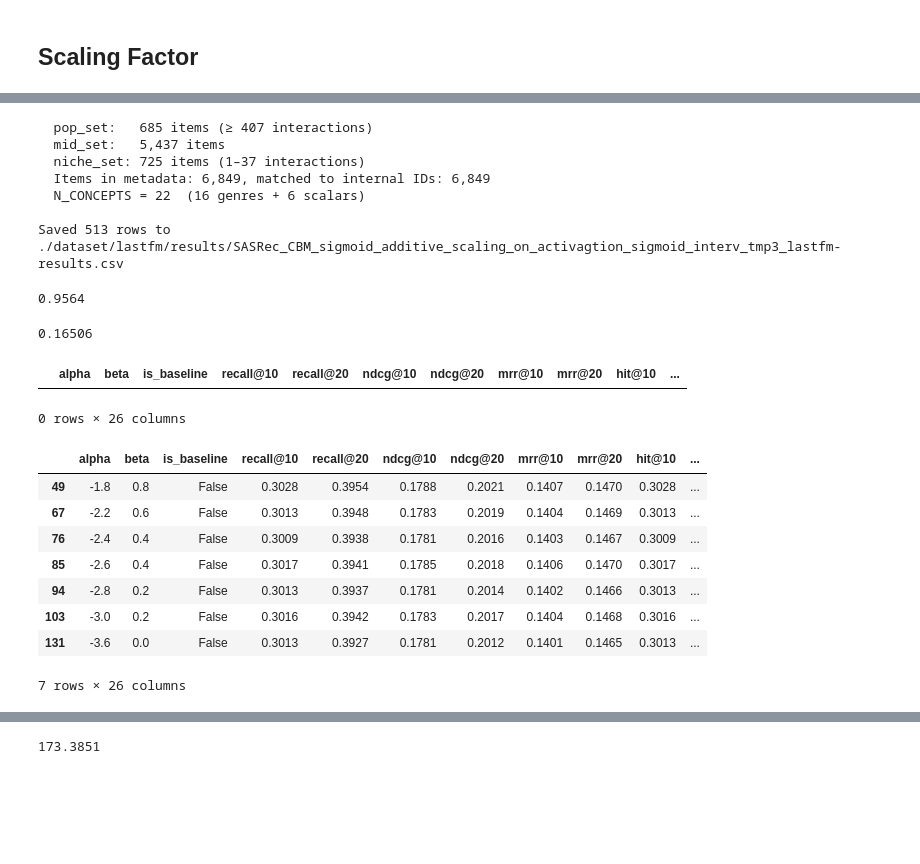
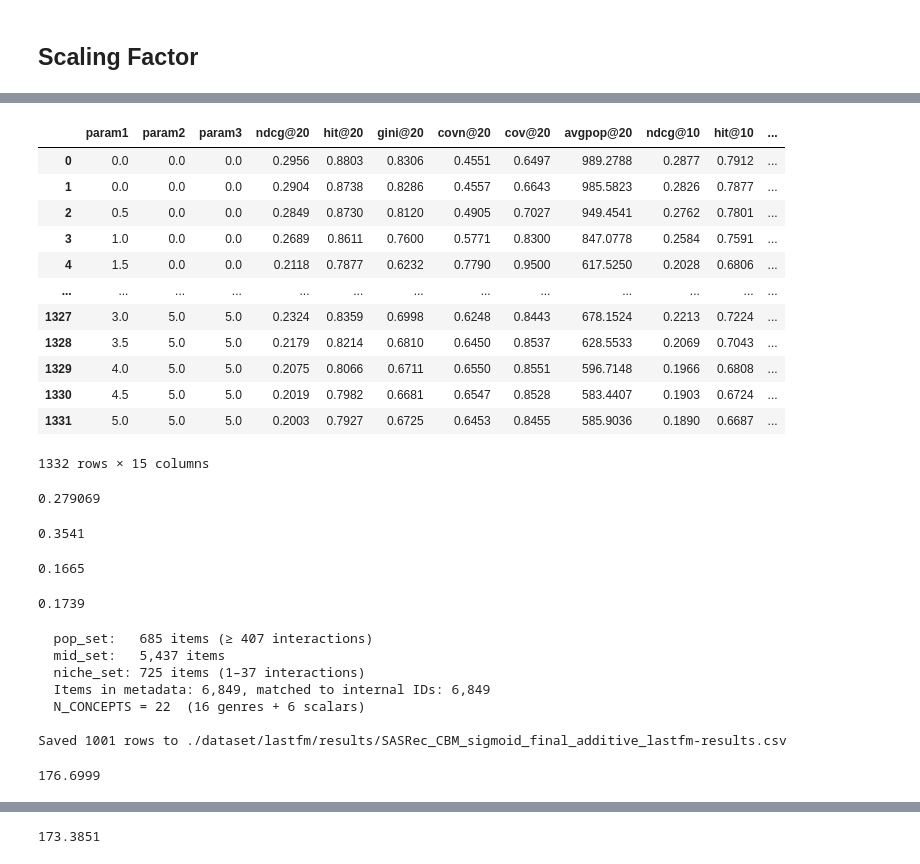
Before and after one commit to meysamvarasteh92/CBM, a Jupyter notebook: Steering.ipynb, the cells around one changed output, grey strips where cells are left out. Saved outputs shown, nothing was run; the diff lists cells and outputs as text; code cells hidden in the pictures; blank space fills up the shorter version.

Commit message:
before lightgcn model

```diff
--- a/Steering.ipynb
+++ b/Steering.ipynb
@@ -616,3 +1091,37 @@ recall@20                                 0.4079       0.3901      -0.0178
+# %%
+x=pd.read_csv("/home/mvarasteh/post-hoc/dataset/ml-1m/results/LightGCN_SAE_popsteer_ml-1m-results.csv")
+# %%
+x
+# %% [output]
+|  | param1 | param2 | param3 | ndcg@20 | hit@20 | gini@20 | covn@20 | cov@20 | avgpop@20 | ndcg@10 | hit@10 | ... |
+| 0 | 0.0 | 0.0 | 0.0 | 0.2956 | 0.8803 | 0.8306 | 0.4551 | 0.6497 | 989.2788 | 0.2877 | 0.7912 | ... |
+| 1 | 0.0 | 0.0 | 0.0 | 0.2904 | 0.8738 | 0.8286 | 0.4557 | 0.6643 | 985.5823 | 0.2826 | 0.7877 | ... |
+| 2 | 0.5 | 0.0 | 0.0 | 0.2849 | 0.8730 | 0.8120 | 0.4905 | 0.7027 | 949.4541 | 0.2762 | 0.7801 | ... |
+| 3 | 1.0 | 0.0 | 0.0 | 0.2689 | 0.8611 | 0.7600 | 0.5771 | 0.8300 | 847.0778 | 0.2584 | 0.7591 | ... |
+| 4 | 1.5 | 0.0 | 0.0 | 0.2118 | 0.7877 | 0.6232 | 0.7790 | 0.9500 | 617.5250 | 0.2028 | 0.6806 | ... |
+| ... | ... | ... | ... | ... | ... | ... | ... | ... | ... | ... | ... | ... |
+| 1327 | 3.0 | 5.0 | 5.0 | 0.2324 | 0.8359 | 0.6998 | 0.6248 | 0.8443 | 678.1524 | 0.2213 | 0.7224 | ... |
+| 1328 | 3.5 | 5.0 | 5.0 | 0.2179 | 0.8214 | 0.6810 | 0.6450 | 0.8537 | 628.5533 | 0.2069 | 0.7043 | ... |
+| 1329 | 4.0 | 5.0 | 5.0 | 0.2075 | 0.8066 | 0.6711 | 0.6550 | 0.8551 | 596.7148 | 0.1966 | 0.6808 | ... |
+| 1330 | 4.5 | 5.0 | 5.0 | 0.2019 | 0.7982 | 0.6681 | 0.6547 | 0.8528 | 583.4407 | 0.1903 | 0.6724 | ... |
+| 1331 | 5.0 | 5.0 | 5.0 | 0.2003 | 0.7927 | 0.6725 | 0.6453 | 0.8455 | 585.9036 | 0.1890 | 0.6687 | ... |
+1332 rows × 15 columns
+# %%
+0.2877*0.97
+# %% [output]
+0.279069
+# %%
+x[x['ndcg@10']>=0.279069]['covn@10'].max()
+# %% [output]
+0.3541
+# %%
+0.1850*0.9
+# %% [output]
+0.1665
+# %%
+0.1850*0.94
+# %% [output]
+0.1739
 # %%
 import types
 import itertools
@@ -657,9 +1166,9 @@ result_baseline = evaluate_with_recbole(cbm_sasrec, config, train_data, test_dat
 
 # ── sweep grid ──────────────────────────────────────────────────
 # ── sweep grid ──────────────────────────────────────────────────
-alphas = np.round(np.arange(0, -4, -0.1), 2)   # popularity scale: 1.0 → 0.0
-betas  = np.round(np.arange(0,  4, 0.1), 2)   # mid scale:        3.0 → 1.0
-gamas  = np.round(np.arange(0,  4, 0.1), 2)   # niche scale:        3.0 → 1.0
+alphas = np.round(np.arange(0, -5, -0.5), 2)   # popularity scale: 1.0 → 0.0
+betas  = np.round(np.arange(0,  5, 0.5), 2)   # mid scale:        3.0 → 1.0
+gamas  = np.round(np.arange(0, 5 , 0.5), 2)   # niche scale:        3.0 → 1.0
 
 ##alphas = np.round(np.arange(0, 0.9, 0.1), 2)   # popularity scale: 1.0 → 0.0
 #betas  = np.round(np.arange(20, 0.9, -0.5), 2)   # mid scale:        3.0 → 1.0
@@ -704,7 +1213,7 @@ metric_map = {
 
 
 
-out_path = f"./dataset/{dataset_name}/results/SASRec_CBM_sigmoid_additive_scaling_on_activagtion_sigmoid_interv_tmp3_{dataset_name}-results.csv"
+out_path = f"./dataset/{dataset_name}/results/SASRec_CBM_sigmoid_final_additive_{dataset_name}-results.csv"
 df.to_csv(out_path, index=False)
 print(f"\nSaved {len(df)} rows to {out_path}")
 # %% [output]
@@ -714,30 +1223,9 @@ print(f"\nSaved {len(df)} rows to {out_path}")
   Items in metadata: 6,849, matched to internal IDs: 6,849
   N_CONCEPTS = 22  (16 genres + 6 scalars)
 
-Saved 513 rows to ./dataset/lastfm/results/SASRec_CBM_sigmoid_additive_scaling_on_activagtion_sigmoid_interv_tmp3_lastfm-results.csv
+Saved 1001 rows to ./dataset/lastfm/results/SASRec_CBM_sigmoid_final_additive_lastfm-results.csv
 # %%
-CBM=pd.read_csv("./dataset/lastfm/results/SASRec_CBM_sigmoid_additive_scaling_on_activagtion_sigmoid_interv_tmp3_lastfm-results.csv")
-CBM[CBM['ndcg@10']>0.165]['giniindex@10'].min()
+CBM=pd.read_csv("./dataset/lastfm/results/SASRec_CBM_sigmoid_final_additive_lastfm-results.csv")
+CBM[CBM['ndcg@10']>=0.178]['averagepopularity@10'].min()
 # %% [output]
-0.9564
+176.6999
-# %%
-0.1834*0.9
-# %% [output]
-0.16506
-# %%
-CBM[(CBM['ndcg@10']>0.178) & (CBM['averagepopularity@10']<175) ]
-# %% [output]
-|  | alpha | beta | is_baseline | recall@10 | recall@20 | ndcg@10 | ndcg@20 | mrr@10 | mrr@20 | hit@10 | ... |
-0 rows × 26 columns
-# %%
-CBM[ (CBM['averagepopularity@10']<180) & (CBM['ndcg@10']>0.178)]
-# %% [output]
-|  | alpha | beta | is_baseline | recall@10 | recall@20 | ndcg@10 | ndcg@20 | mrr@10 | mrr@20 | hit@10 | ... |
-| 49 | -1.8 | 0.8 | False | 0.3028 | 0.3954 | 0.1788 | 0.2021 | 0.1407 | 0.1470 | 0.3028 | ... |
-| 67 | -2.2 | 0.6 | False | 0.3013 | 0.3948 | 0.1783 | 0.2019 | 0.1404 | 0.1469 | 0.3013 | ... |
-| 76 | -2.4 | 0.4 | False | 0.3009 | 0.3938 | 0.1781 | 0.2016 | 0.1403 | 0.1467 | 0.3009 | ... |
-| 85 | -2.6 | 0.4 | False | 0.3017 | 0.3941 | 0.1785 | 0.2018 | 0.1406 | 0.1470 | 0.3017 | ... |
-| 94 | -2.8 | 0.2 | False | 0.3013 | 0.3937 | 0.1781 | 0.2014 | 0.1402 | 0.1466 | 0.3013 | ... |
-| 103 | -3.0 | 0.2 | False | 0.3016 | 0.3942 | 0.1783 | 0.2017 | 0.1404 | 0.1468 | 0.3016 | ... |
-| 131 | -3.6 | 0.0 | False | 0.3013 | 0.3927 | 0.1781 | 0.2012 | 0.1401 | 0.1465 | 0.3013 | ... |
-7 rows × 26 columns
```
Also changed, not shown: parts of 44 cells of this notebook.
